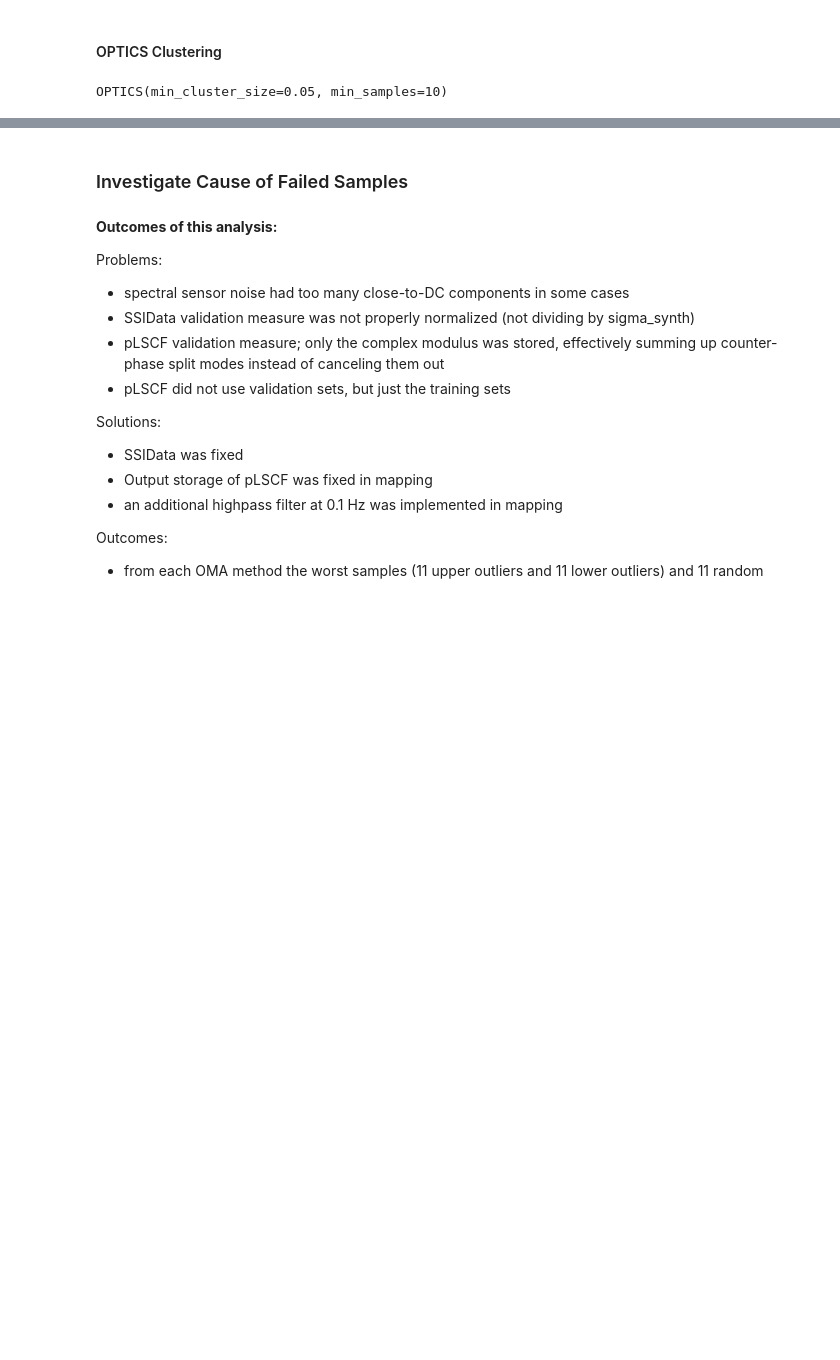
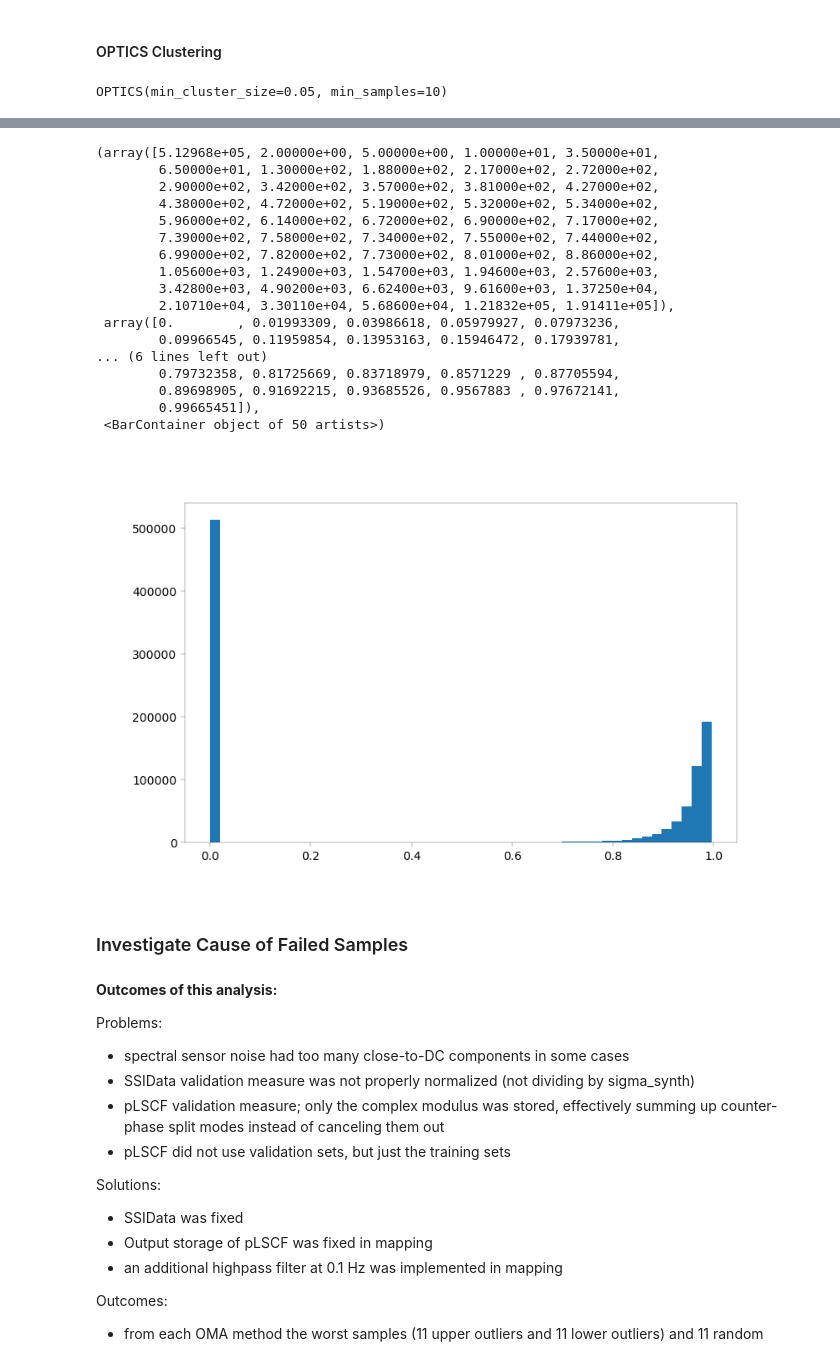
Before and after one commit to simonmarwitz/oma_uq, a Jupyter notebook: examples/UQ_OMA.ipynb, the cells around one changed output, grey strips where cells are left out. Drawn from its saved outputs; the diff is of its cells as text; code cells hidden in the pictures; blank space fills up the shorter version.

```diff
--- a/examples/UQ_OMA.ipynb
+++ b/examples/UQ_OMA.ipynb
@@ -1324,7 +1390,7 @@ inds_a, inds_b, unp_a, unp_b = compare_modes(f_a, d_a, phi_a, f_b, d_b, phi_b)
 # %%
 # logger= logging.getLogger('uncertainty.polymorphic_uncertainty')
 # logger.setLevel(level=logging.INFO)
-ret_no = 2
+ret_no = 7
 ret_names =         ['snr_db', #0
                     'snr_db_est', #1
                     'f_sc', #2
@@ -1620,3 +1665,25 @@ array(0)
+# %%
+plt.figure()
+plt.hist(out_ds[ret_name], bins=50)
+# %% [output]
+(array([5.12968e+05, 2.00000e+00, 5.00000e+00, 1.00000e+01, 3.50000e+01,
+        6.50000e+01, 1.30000e+02, 1.88000e+02, 2.17000e+02, 2.72000e+02,
+        2.90000e+02, 3.42000e+02, 3.57000e+02, 3.81000e+02, 4.27000e+02,
+        4.38000e+02, 4.72000e+02, 5.19000e+02, 5.32000e+02, 5.34000e+02,
+        5.96000e+02, 6.14000e+02, 6.72000e+02, 6.90000e+02, 7.17000e+02,
+        7.39000e+02, 7.58000e+02, 7.34000e+02, 7.55000e+02, 7.44000e+02,
+        6.99000e+02, 7.82000e+02, 7.73000e+02, 8.01000e+02, 8.86000e+02,
+        1.05600e+03, 1.24900e+03, 1.54700e+03, 1.94600e+03, 2.57600e+03,
+        3.42800e+03, 4.90200e+03, 6.62400e+03, 9.61600e+03, 1.37250e+04,
+        2.10710e+04, 3.30110e+04, 5.68600e+04, 1.21832e+05, 1.91411e+05]),
+ array([0.        , 0.01993309, 0.03986618, 0.05979927, 0.07973236,
+        0.09966545, 0.11959854, 0.13953163, 0.15946472, 0.17939781,
+... (6 lines left out)
+        0.79732358, 0.81725669, 0.83718979, 0.8571229 , 0.87705594,
+        0.89698905, 0.91692215, 0.93685526, 0.9567883 , 0.97672141,
+        0.99665451]),
+ <BarContainer object of 50 artists>)
+[figure, added]
 # %%
 def export(poly_uq, ret_name, ret_ind, out_ds, result_dir, pretty_ret_name):
     ret_dir = f'{ret_name}-{".".join(str(e) for e in ret_ind.values())}'
```
Also changed, not shown: parts of 11 cells of this notebook.
